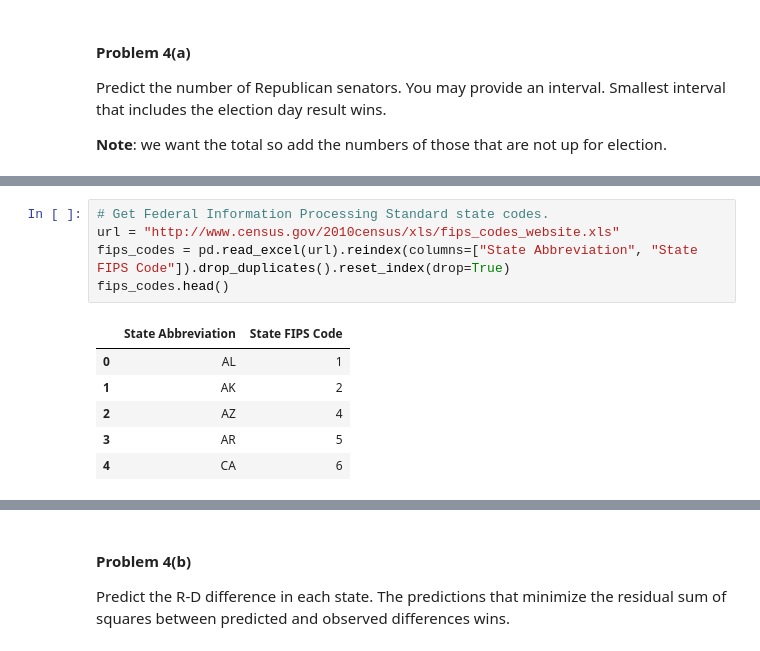
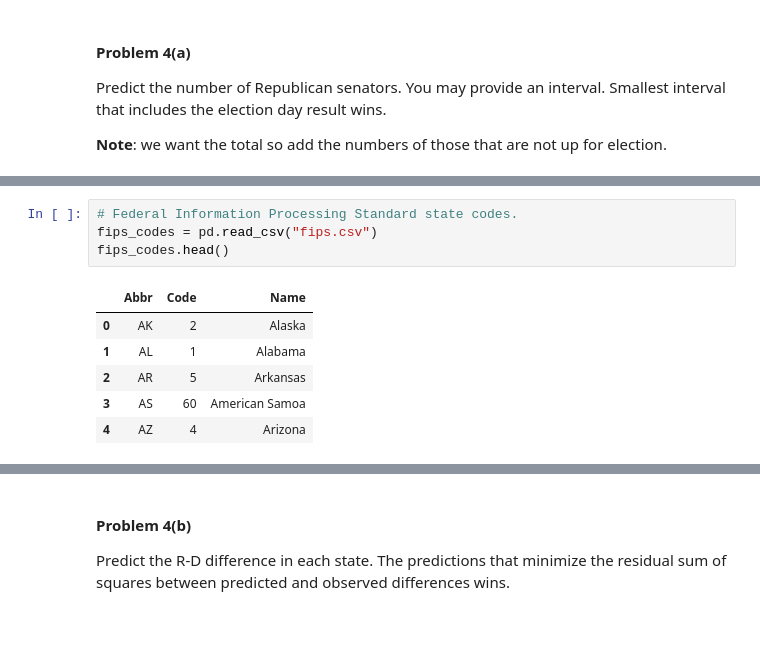
Before and after one commit to dimagalat/CSCI_E-109, a Jupyter notebook: homework/santos_n_hw4/HW4.ipynb, the cells around one changed output, grey strips where cells are left out. Cells and saved outputs as stored; diff of their text form.

```diff
--- a/homework/santos_n_hw4/HW4.ipynb
+++ b/homework/santos_n_hw4/HW4.ipynb
@@ -523,12 +532,11 @@ import datetime as dt
 # %%
-# Get Federal Information Processing Standard state codes.
-url = "http://www.census.gov/2010census/xls/fips_codes_website.xls"
-fips_codes = pd.read_excel(url).reindex(columns=["State Abbreviation", "State FIPS Code"]).drop_duplicates().reset_index(drop=True)
+# Federal Information Processing Standard state codes.
+fips_codes = pd.read_csv("fips.csv")
 fips_codes.head()
 # %% [output]
-|  | State Abbreviation | State FIPS Code |
-| 0 | AL | 1 |
-| 1 | AK | 2 |
-| 2 | AZ | 4 |
-| 3 | AR | 5 |
-| 4 | CA | 6 |
+|  | Abbr | Code | Name |
+| 0 | AK | 2 | Alaska |
+| 1 | AL | 1 | Alabama |
+| 2 | AR | 5 | Arkansas |
+| 3 | AS | 60 | American Samoa |
+| 4 | AZ | 4 | Arizona |
```
Also changed, not shown: parts of 32 cells of this notebook, 4 other files.
